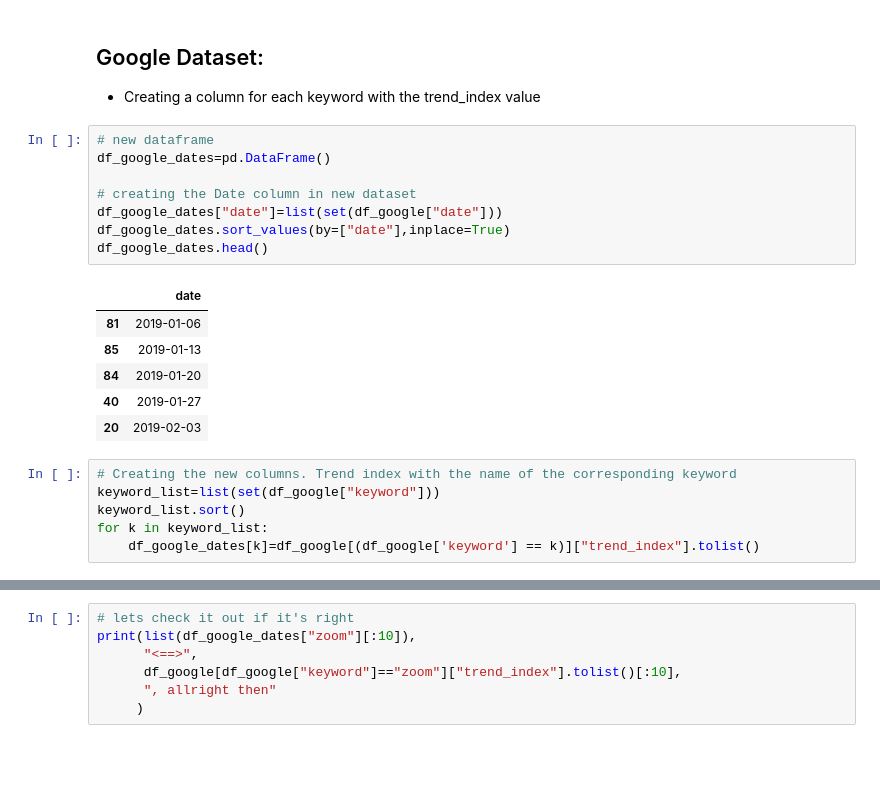
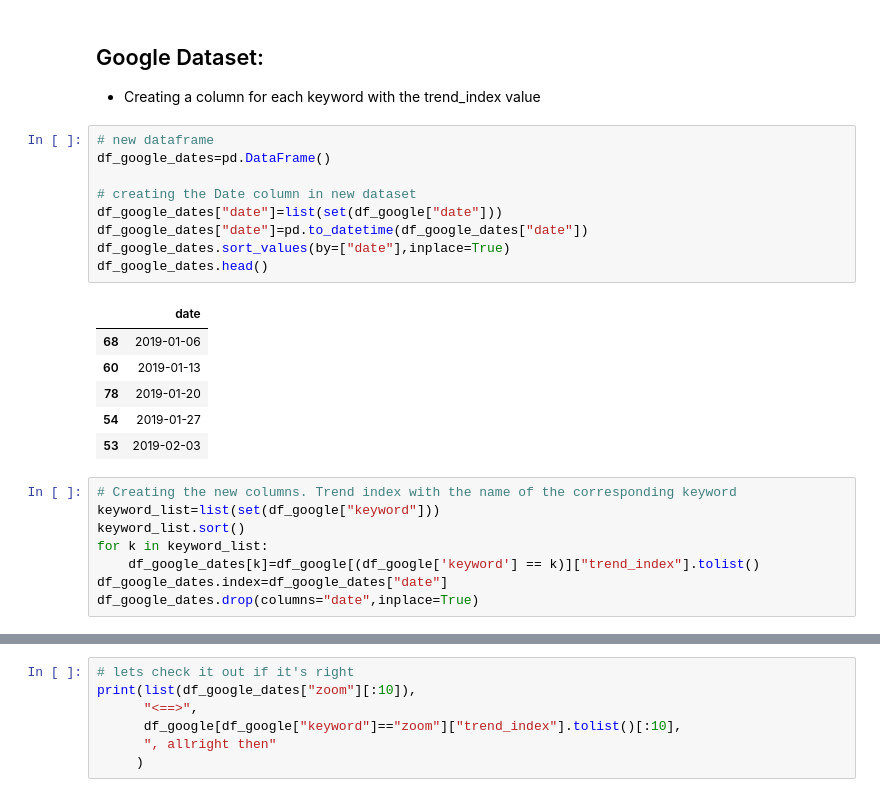
Before and after one commit to albertovpd/automated_ML_regression, a Jupyter notebook: data_exploration.ipynb, the cells around one changed output, grey strips where cells are left out. Cells and saved outputs as stored; diff of their text form; blank space fills up the shorter version.

```diff
--- a/data_exploration.ipynb
+++ b/data_exploration.ipynb
@@ -56,24 +56,27 @@ df_google.head()
 # %%
 # new dataframe
 df_google_dates=pd.DataFrame()
 
 # creating the Date column in new dataset
 df_google_dates["date"]=list(set(df_google["date"]))
+df_google_dates["date"]=pd.to_datetime(df_google_dates["date"])
 df_google_dates.sort_values(by=["date"],inplace=True)
 df_google_dates.head()
 # %% [output]
 |  | date |
-| 81 | 2019-01-06 |
-| 85 | 2019-01-13 |
-| 84 | 2019-01-20 |
-| 40 | 2019-01-27 |
-| 20 | 2019-02-03 |
+| 68 | 2019-01-06 |
+| 60 | 2019-01-13 |
+| 78 | 2019-01-20 |
+| 54 | 2019-01-27 |
+| 53 | 2019-02-03 |
 # %%
 # Creating the new columns. Trend index with the name of the corresponding keyword
 keyword_list=list(set(df_google["keyword"]))
 keyword_list.sort()
 for k in keyword_list:
     df_google_dates[k]=df_google[(df_google['keyword'] == k)]["trend_index"].tolist()
+df_google_dates.index=df_google_dates["date"]
+df_google_dates.drop(columns="date",inplace=True)
 # %%
 df_google_dates.head()
 # %% [output]
```
Also changed, not shown: parts of 19 cells of this notebook, 1 other file.
